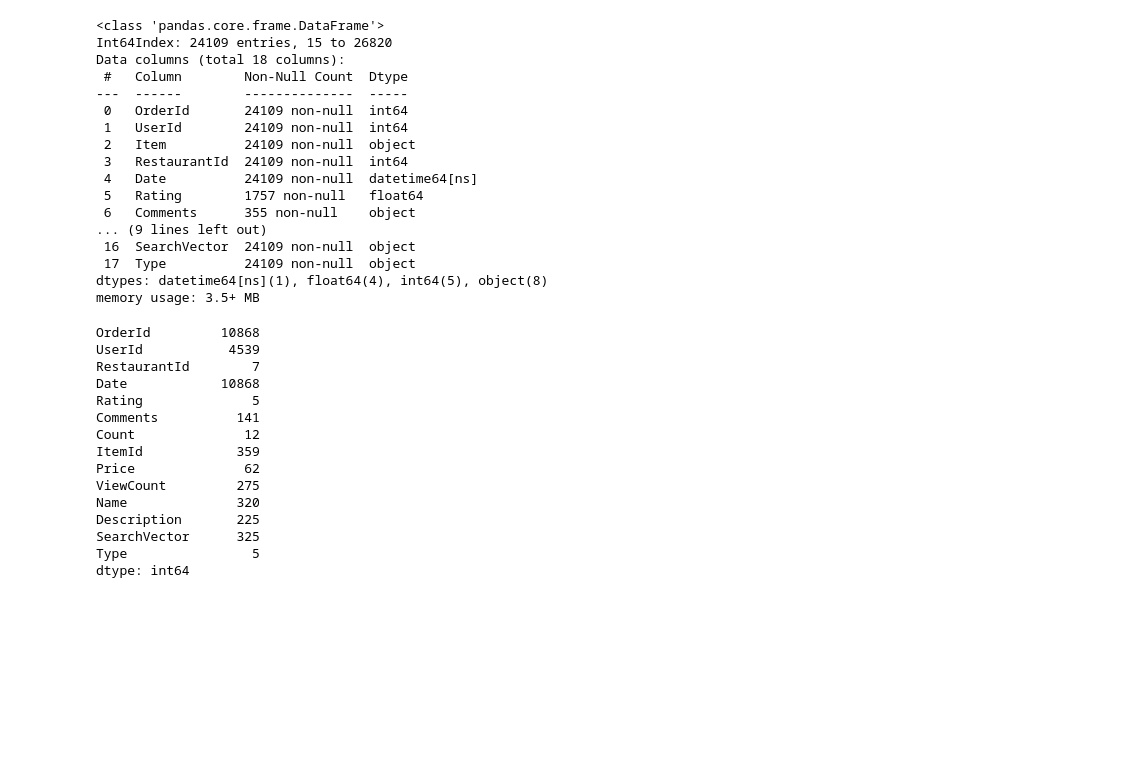
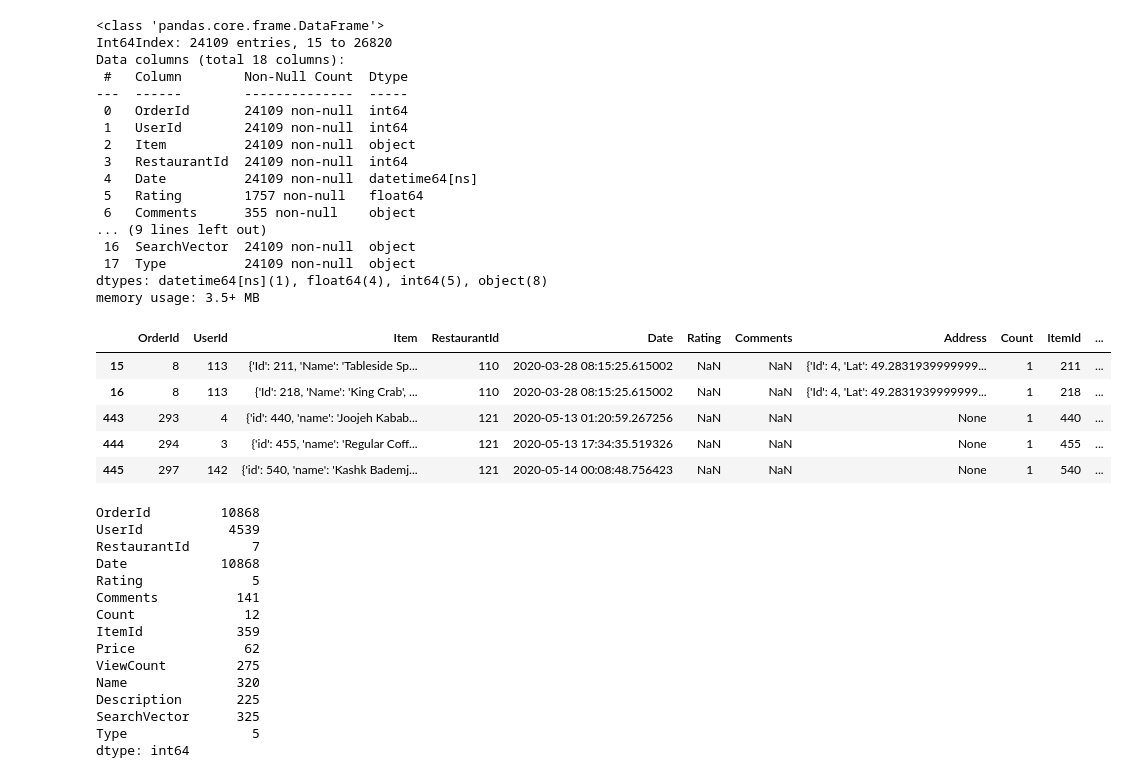
Before and after one commit to nakisa84/personalized-food-recommendation, a Jupyter notebook: notebooks/data-wrangling.ipynb, the cells around one changed output. Cells and saved outputs as stored; diff of their text form; code cells hidden in the pictures; blank space fills up the shorter version.

```diff
--- a/notebooks/data-wrangling.ipynb
+++ b/notebooks/data-wrangling.ipynb
@@ -654,6 +666,15 @@ Data columns (total 18 columns):
  17  Type          24109 non-null  object
 dtypes: datetime64[ns](1), float64(4), int64(5), object(8)
 memory usage: 3.5+ MB
+# %%
+full_data.head()
+# %% [output]
+|  | OrderId | UserId | Item | RestaurantId | Date | Rating | Comments | Address | Count | ItemId | ... |
+| 15 | 8 | 113 | {'Id': 211, 'Name': 'Tableside Sp... | 110 | 2020-03-28 08:15:25.615002 | NaN | NaN | {'Id': 4, 'Lat': 49.2831939999999... | 1 | 211 | ... |
+| 16 | 8 | 113 | {'Id': 218, 'Name': 'King Crab', ... | 110 | 2020-03-28 08:15:25.615002 | NaN | NaN | {'Id': 4, 'Lat': 49.2831939999999... | 1 | 218 | ... |
+| 443 | 293 | 4 | {'id': 440, 'name': 'Joojeh Kabab... | 121 | 2020-05-13 01:20:59.267256 | NaN | NaN | None | 1 | 440 | ... |
+| 444 | 294 | 3 | {'id': 455, 'name': 'Regular Coff... | 121 | 2020-05-13 17:34:35.519326 | NaN | NaN | None | 1 | 455 | ... |
+| 445 | 297 | 142 | {'id': 540, 'name': 'Kashk Bademj... | 121 | 2020-05-14 00:08:48.756423 | NaN | NaN | None | 1 | 540 | ... |
 # %%
 full_data.drop(['Item','ItemName','Id'], axis = 1 , inplace=True)
 # %%
```
Also changed, not shown: parts of 5 cells of this notebook, 2 other files.
